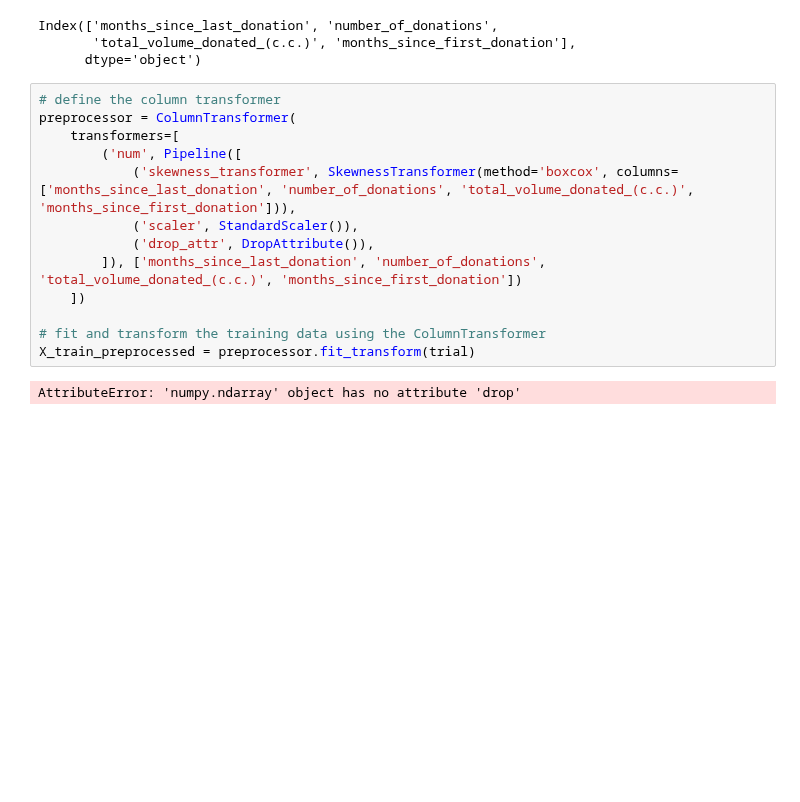
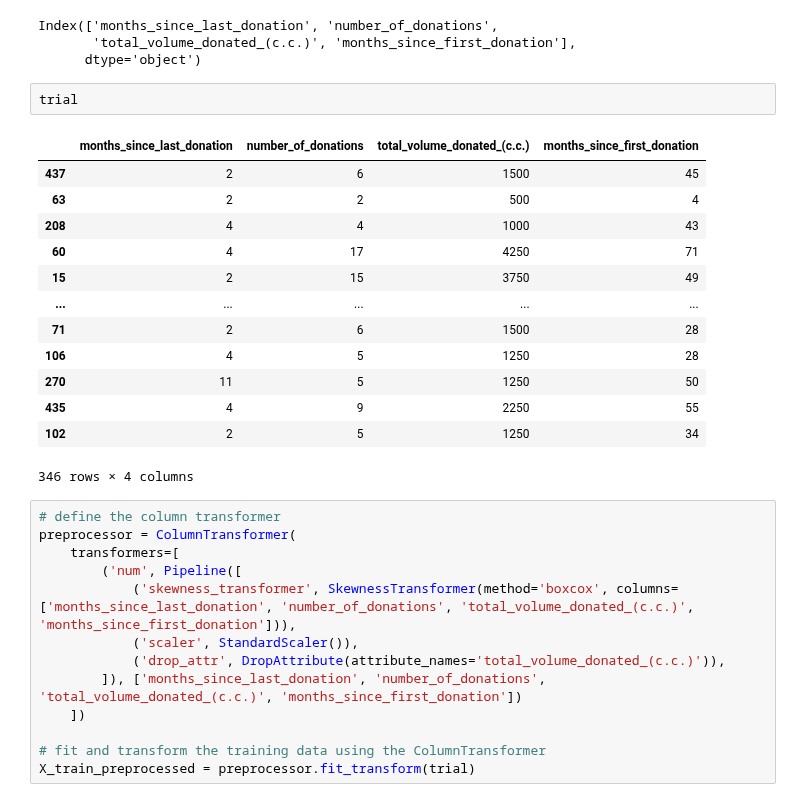
Before and after one commit to mdushetwar/Blood-Donation-Prediction, a Jupyter notebook: BloodDonationPred.ipynb, the cells around one changed output. Cells and saved outputs as stored; diff of their text form; blank space fills up the shorter version.

```diff
--- a/BloodDonationPred.ipynb
+++ b/BloodDonationPred.ipynb
@@ -652,6 +650,22 @@ trial.columns
 Index(['months_since_last_donation', 'number_of_donations',
        'total_volume_donated_(c.c.)', 'months_since_first_donation'],
       dtype='object')
+# %%
+trial
+# %% [output]
+|  | months_since_last_donation | number_of_donations | total_volume_donated_(c.c.) | months_since_first_donation |
+| 437 | 2 | 6 | 1500 | 45 |
+| 63 | 2 | 2 | 500 | 4 |
+| 208 | 4 | 4 | 1000 | 43 |
+| 60 | 4 | 17 | 4250 | 71 |
+| 15 | 2 | 15 | 3750 | 49 |
+| ... | ... | ... | ... | ... |
+| 71 | 2 | 6 | 1500 | 28 |
+| 106 | 4 | 5 | 1250 | 28 |
+| 270 | 11 | 5 | 1250 | 50 |
+| 435 | 4 | 9 | 2250 | 55 |
+| 102 | 2 | 5 | 1250 | 34 |
+346 rows × 4 columns
 # %%
 # define the column transformer
 preprocessor = ColumnTransformer(
@@ -659,11 +673,9 @@ preprocessor = ColumnTransformer(
         ('num', Pipeline([
             ('skewness_transformer', SkewnessTransformer(method='boxcox', columns=['months_since_last_donation', 'number_of_donations', 'total_volume_donated_(c.c.)', 'months_since_first_donation'])),
             ('scaler', StandardScaler()),
-            ('drop_attr', DropAttribute()),
+            ('drop_attr', DropAttribute(attribute_names='total_volume_donated_(c.c.)')),
         ]), ['months_since_last_donation', 'number_of_donations', 'total_volume_donated_(c.c.)', 'months_since_first_donation'])
     ])
 
 # fit and transform the training data using the ColumnTransformer
 X_train_preprocessed = preprocessor.fit_transform(trial)
-# %% [output]
-AttributeError: 'numpy.ndarray' object has no attribute 'drop'
```
Also changed, not shown: parts of 6 cells of this notebook.
